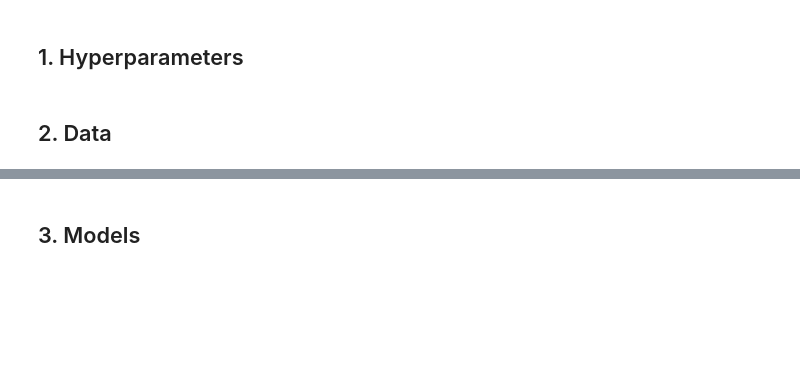
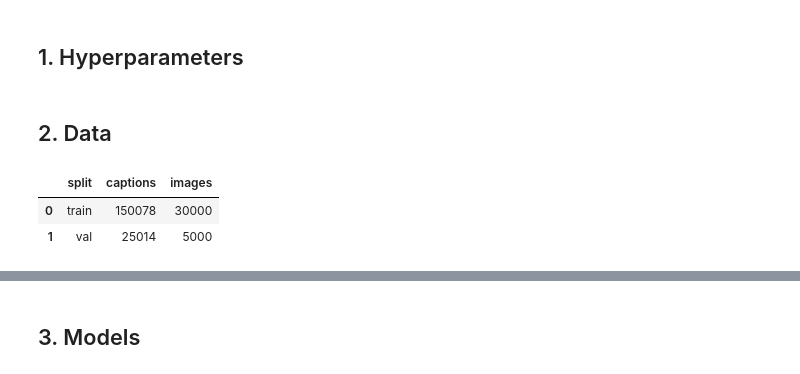
Before and after one commit to hengruiren/Image-Caption-Generator, a Jupyter notebook: image_captioning.ipynb, the cells around one changed output, grey strips where cells are left out. Cells and saved outputs as stored; diff of their text form; code cells hidden in the pictures; blank space fills up the shorter version.

```diff
--- a/image_captioning.ipynb
+++ b/image_captioning.ipynb
@@ -58,11 +67,15 @@ cfg = Config(
 # %%
 # Load annotations and build reference map
 train_rows_all = load_coco_annotations(cfg.train_ann_file)
 val_rows_all   = load_coco_annotations(cfg.val_ann_file)
-train_rows = sample_subset(train_rows_all, cfg.train_subset_size, cfg.seed)
-val_rows   = sample_subset(val_rows_all,   cfg.val_size,          cfg.seed)
+train_rows = sample_subset(train_rows_all, cfg.train_subset_size, cfg.train_image_dir, cfg.seed)
+val_rows   = sample_subset(val_rows_all,   cfg.val_size,          cfg.val_image_dir,   cfg.seed)
 
 display(dataset_summary(train_rows, val_rows))
+# %% [output]
+|  | split | captions | images |
+| 0 | train | 150078 | 30000 |
+| 1 | val | 25014 | 5000 |
 # %%
 # Sample images preview
 show_sample_images(val_rows, cfg.val_image_dir, n=4)
```
Also changed, not shown: parts of 13 cells of this notebook, 3 other files.
